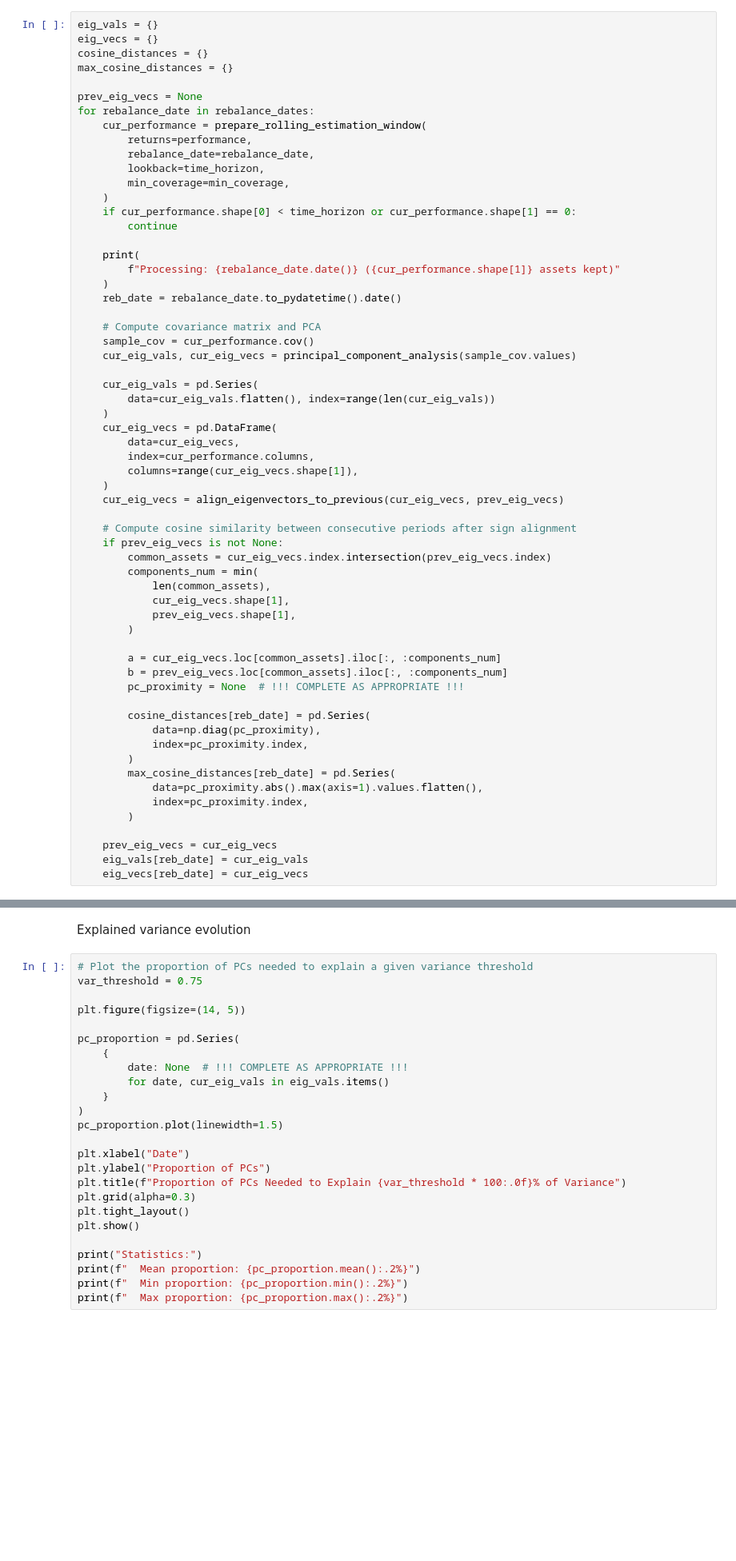
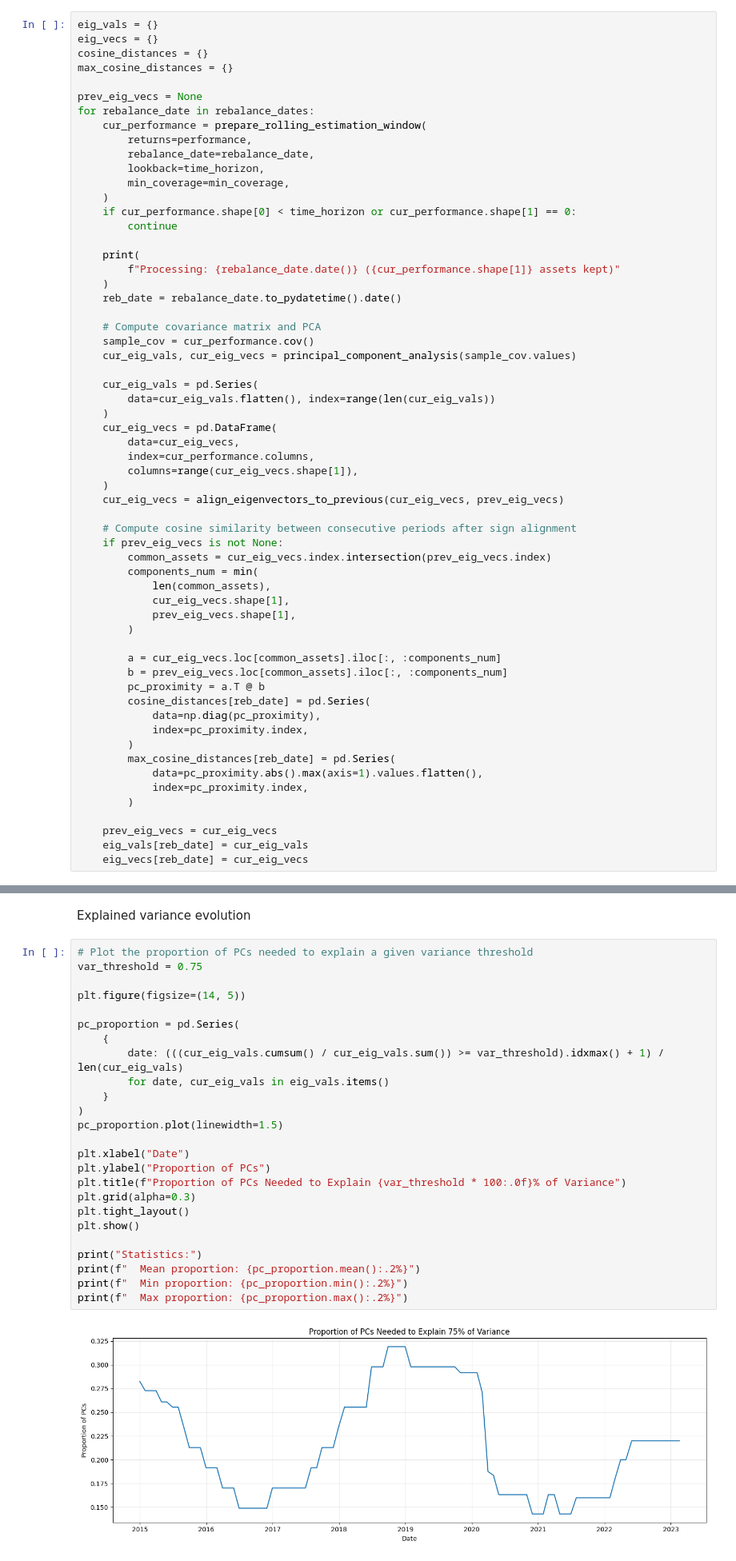
Before and after one commit to GabrielDelhay/FinEng_group6_2, a Jupyter notebook: assignment3_RM/ex3_notebook.ipynb, the cells around one changed output, grey strips where cells are left out. Shown at 80% size. Saved outputs shown, nothing was run; the diff lists cells and outputs as text; blank space fills up the shorter version.

```diff
--- a/assignment3_RM/ex3_notebook.ipynb
+++ b/assignment3_RM/ex3_notebook.ipynb
@@ -752,8 +752,7 @@ for rebalance_date in rebalance_dates:
 
         a = cur_eig_vecs.loc[common_assets].iloc[:, :components_num]
         b = prev_eig_vecs.loc[common_assets].iloc[:, :components_num]
-        pc_proximity = None  # !!! COMPLETE AS APPROPRIATE !!!
-
+        pc_proximity = a.T @ b
         cosine_distances[reb_date] = pd.Series(
             data=np.diag(pc_proximity),
             index=pc_proximity.index,
@@ -804,25 +819,27 @@ Explained variance evolution
 # %%
 # Plot the proportion of PCs needed to explain a given variance threshold
 var_threshold = 0.75
 
 plt.figure(figsize=(14, 5))
 
 pc_proportion = pd.Series(
     {
-        date: None  # !!! COMPLETE AS APPROPRIATE !!!
+        date: (((cur_eig_vals.cumsum() / cur_eig_vals.sum()) >= var_threshold).idxmax() + 1) / len(cur_eig_vals)
         for date, cur_eig_vals in eig_vals.items()
     }
 )
 pc_proportion.plot(linewidth=1.5)
 
 plt.xlabel("Date")
 plt.ylabel("Proportion of PCs")
 plt.title(f"Proportion of PCs Needed to Explain {var_threshold * 100:.0f}% of Variance")
 plt.grid(alpha=0.3)
 plt.tight_layout()
 plt.show()
 
 print("Statistics:")
 print(f"  Mean proportion: {pc_proportion.mean():.2%}")
 print(f"  Min proportion: {pc_proportion.min():.2%}")
 print(f"  Max proportion: {pc_proportion.max():.2%}")
+# %% [output]
+[figure, added]
```
Also changed, not shown: parts of 5 cells of this notebook.
